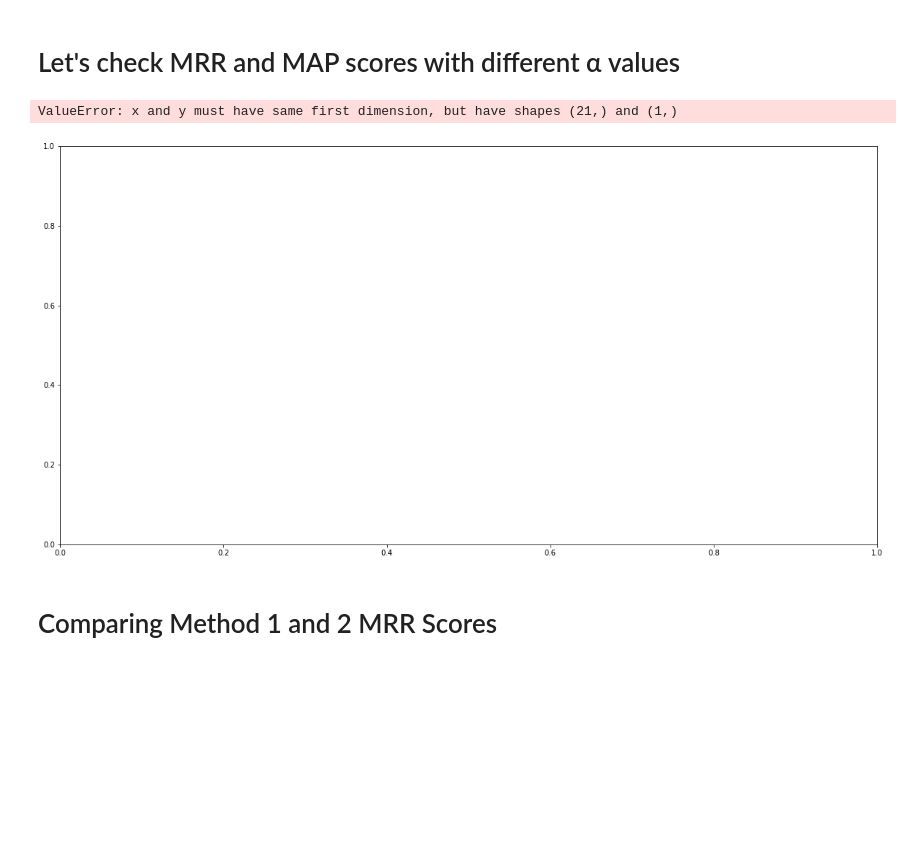
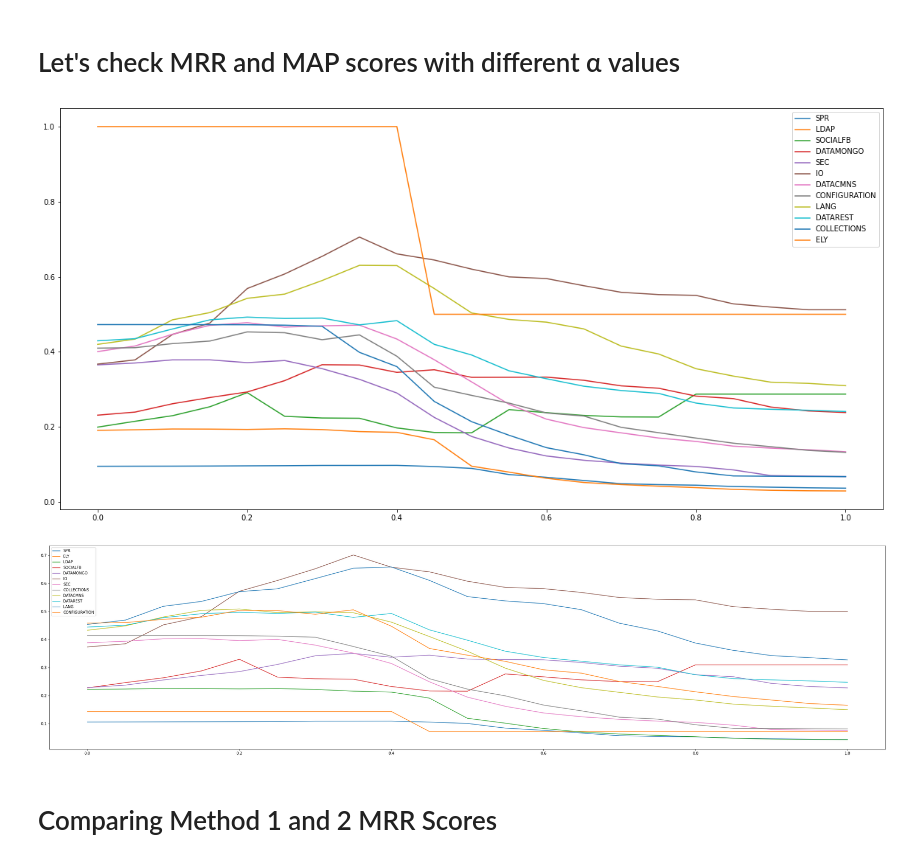
Before and after one commit to Tijunel/ENSF544-FINAL, a Jupyter notebook: Preprocessing.ipynb, the cells around one changed output. Saved outputs shown, nothing was run; the diff lists cells and outputs as text; code cells hidden in the pictures; blank space fills up the shorter version.

```diff
--- a/Preprocessing.ipynb
+++ b/Preprocessing.ipynb
@@ -810,33 +808,40 @@ def calculate_final_scores(bug_reports, α):
 # %%
 def plot_scores_vs_α(*args):
   metric_scores = defaultdict()
   α_range = [α / 100 for α in range(0, 105, 5)]
 
   for α in α_range:
     all_final_scores = calculate_final_scores(testing_bug_reports, α)
     testing_bug_reports['final_scores'] = all_final_scores
     scores = calculate_scores(*args)
     scores = dict(sorted(scores.items(), key=lambda item: item[1]))
     for k, v in scores.items():
       if k not in metric_scores:
         metric_scores[k] = []
       metric_scores[k].append(v)
 
-  for k, v in metric_scores.items():
-    plt.plot(α_range, v, label = k, linestyle = "-")
+  return metric_scores
 
-  plt.rcParams["figure.figsize"] = (40, 10)
-  plt.legend()
-  plt.show()
+α_range = [α / 100 for α in range(0, 105, 5)]
 
 # Plot MRR scores
-plot_scores_vs_α(testing_bug_reports, calculate_adjusted_MRR, 'adjusted_MRR', 'final_scores')
+metric_scores = plot_scores_vs_α(testing_bug_reports, calculate_adjusted_MRR, 'adjusted_MRR', 'final_scores')
+for k, v in metric_scores.items():
+  plt.plot(α_range, v, label = k, linestyle = "-") # Show number of files in label
+plt.rcParams["figure.figsize"] = (40, 10)
+plt.legend()
+plt.show()
 
 # Plot MAP scores
-plot_scores_vs_α(testing_bug_reports, calculate_average_precision, 'average_precision', 'final_scores')
+metric_scores = plot_scores_vs_α(testing_bug_reports, calculate_average_precision, 'average_precision', 'final_scores')
+for k, v in metric_scores.items():
+  plt.plot(α_range, v, label = k, linestyle = "-") # Show number of files in label
+plt.rcParams["figure.figsize"] = (40, 10)
+plt.legend()
+plt.show()
 # %% [output]
-ValueError: x and y must have same first dimension, but have shapes (21,) and (1,)
-[figure, old version]
+[figure, new version]
+[figure, added]
 # %% [markdown]
 # Comparing Method 1 and 2 MRR Scores
 # %%
```
Also changed, not shown: parts of 3 cells of this notebook.
